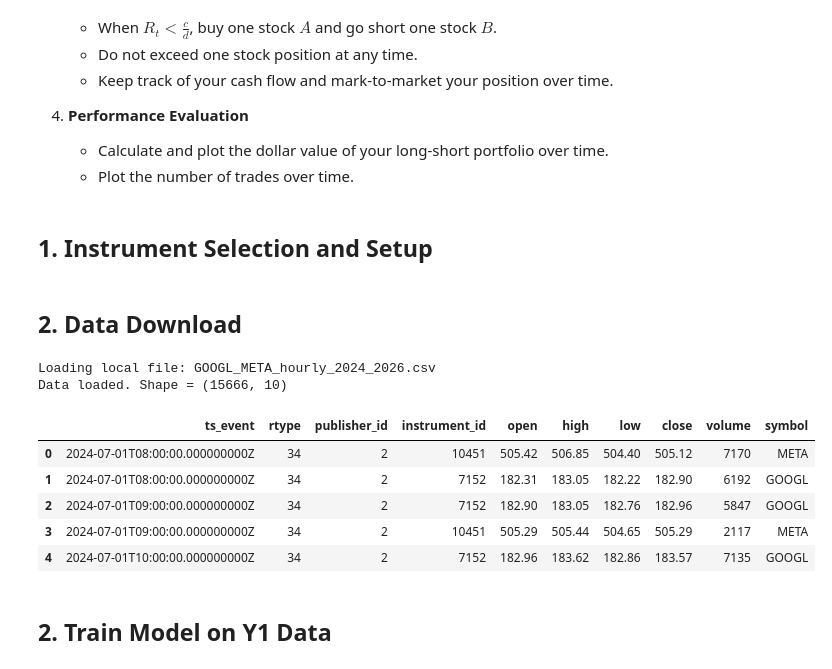
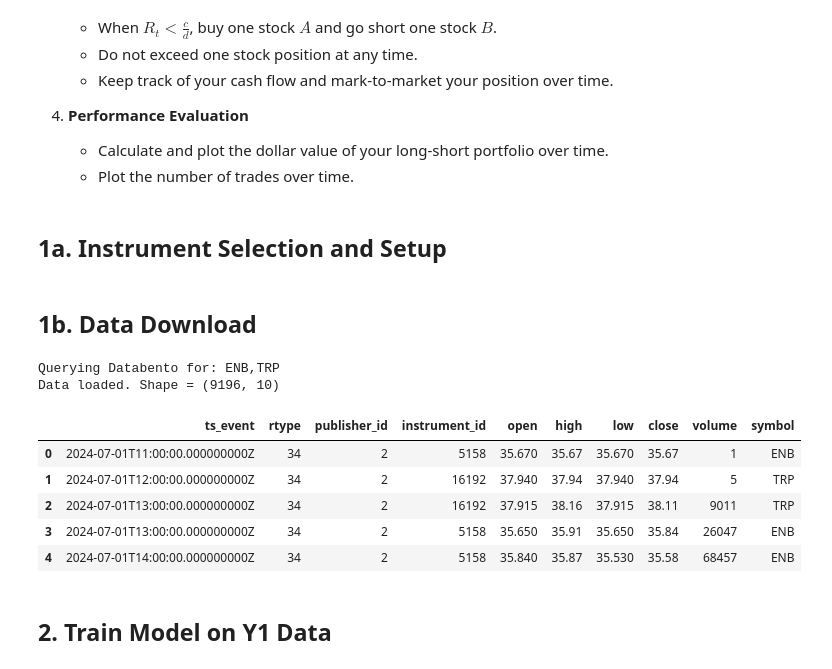
Before and after one commit to SpiroDouvis/FNCE449, a Jupyter notebook: FNCE449_DAY1/FNCE449_Day1_Assignment_goodcopy.ipynb, the cells around one changed output. Cells and saved outputs as stored; diff of their text form; code cells hidden in the pictures.

```diff
--- a/FNCE449_DAY1/FNCE449_Day1_Assignment_goodcopy.ipynb
+++ b/FNCE449_DAY1/FNCE449_Day1_Assignment_goodcopy.ipynb
@@ -24,7 +24,7 @@
    - Calculate and plot the dollar value of your long-short portfolio over time.
    - Plot the number of trades over time.
 # %% [markdown]
-## 1. Instrument Selection and Setup
+## 1a. Instrument Selection and Setup
 # %%
 import os
 from io import StringIO
@@ -35,7 +35,7 @@ from requests.auth import HTTPBasicAuth
 
 api_key = "db-RRkejP3pLR83aa7vkrtyTndLCNaey"
 dataset = "XNAS.ITCH"
-symbols = "ENB,TRP"
+symbols = "SPY,IVV"
 schema = "ohlcv-1h"
 start = "2024-07-01"
 end = "2026-07-01"
@@ -63,40 +63,40 @@ def get_range(api_key, dataset, symbols, schema, start, end, limit=None):
     response.raise_for_status()
     return pd.read_csv(StringIO(response.content.decode("utf-8")))
 # %% [markdown]
-## 2. Data Download
+## 1b. Data Download
 # %%
-# Part 1: Download two-year hourly OHLCV for GOOGL and META and save to a single CSV
+# Part 1: Download two-year hourly OHLCV for SPY and IVV and save to a single CSV
 from pathlib import Path
 import pandas as pd
 
-out_file = Path('ENB_TRP_hourly_2024_2026.csv')
-symbols = 'ENB,TRP'
+out_file = Path('SPY_IVV_hourly_2024_2026.csv')
+symbols = 'SPY,IVV'
 
 if not out_file.exists():
     print(f'Querying Databento for: {symbols}')
     df = get_range(api_key, dataset, symbols, schema, start, end)
     # Save locally so we don't re-query every run
     df.to_csv(out_file, index=False)
 else:
     print(f'Loading local file: {out_file}')
     df = pd.read_csv(out_file)
 
 print('Data loaded. Shape =', df.shape)
 try:
     display(df.head())
 except Exception:
     print(df.head().to_string())
 
 # Keep `df` available for subsequent cells
 # %% [output]
-Loading local file: GOOGL_META_hourly_2024_2026.csv
-Data loaded. Shape = (15666, 10)
+Querying Databento for: ENB,TRP
+Data loaded. Shape = (9196, 10)
 |  | ts_event | rtype | publisher_id | instrument_id | open | high | low | close | volume | symbol |
-| 0 | 2024-07-01T08:00:00.000000000Z | 34 | 2 | 10451 | 505.42 | 506.85 | 504.40 | 505.12 | 7170 | META |
-| 1 | 2024-07-01T08:00:00.000000000Z | 34 | 2 | 7152 | 182.31 | 183.05 | 182.22 | 182.90 | 6192 | GOOGL |
-| 2 | 2024-07-01T09:00:00.000000000Z | 34 | 2 | 7152 | 182.90 | 183.05 | 182.76 | 182.96 | 5847 | GOOGL |
-| 3 | 2024-07-01T09:00:00.000000000Z | 34 | 2 | 10451 | 505.29 | 505.44 | 504.65 | 505.29 | 2117 | META |
-| 4 | 2024-07-01T10:00:00.000000000Z | 34 | 2 | 7152 | 182.96 | 183.62 | 182.86 | 183.57 | 7135 | GOOGL |
+| 0 | 2024-07-01T11:00:00.000000000Z | 34 | 2 | 5158 | 35.670 | 35.67 | 35.670 | 35.67 | 1 | ENB |
+| 1 | 2024-07-01T12:00:00.000000000Z | 34 | 2 | 16192 | 37.940 | 37.94 | 37.940 | 37.94 | 5 | TRP |
+| 2 | 2024-07-01T13:00:00.000000000Z | 34 | 2 | 16192 | 37.915 | 38.16 | 37.915 | 38.11 | 9011 | TRP |
+| 3 | 2024-07-01T13:00:00.000000000Z | 34 | 2 | 5158 | 35.650 | 35.91 | 35.650 | 35.84 | 26047 | ENB |
+| 4 | 2024-07-01T14:00:00.000000000Z | 34 | 2 | 5158 | 35.840 | 35.87 | 35.530 | 35.58 | 68457 | ENB |
 # %% [markdown]
 ## 2. Train Model on Y1 Data
 # %%
```
Also changed, not shown: parts of 3 cells of this notebook, 2 other files.
